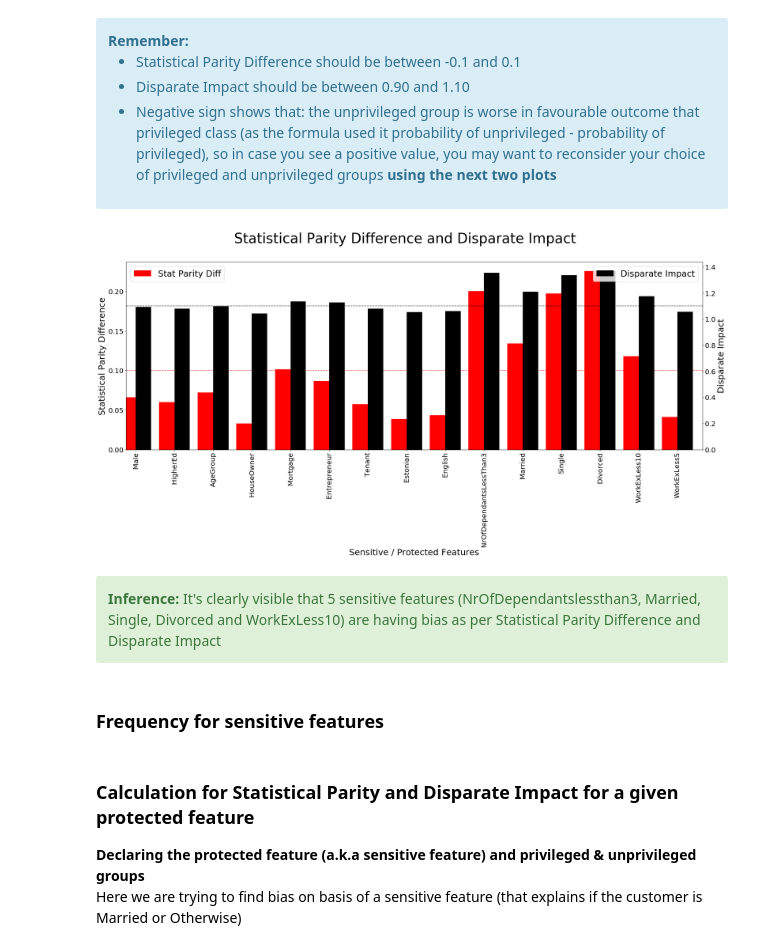
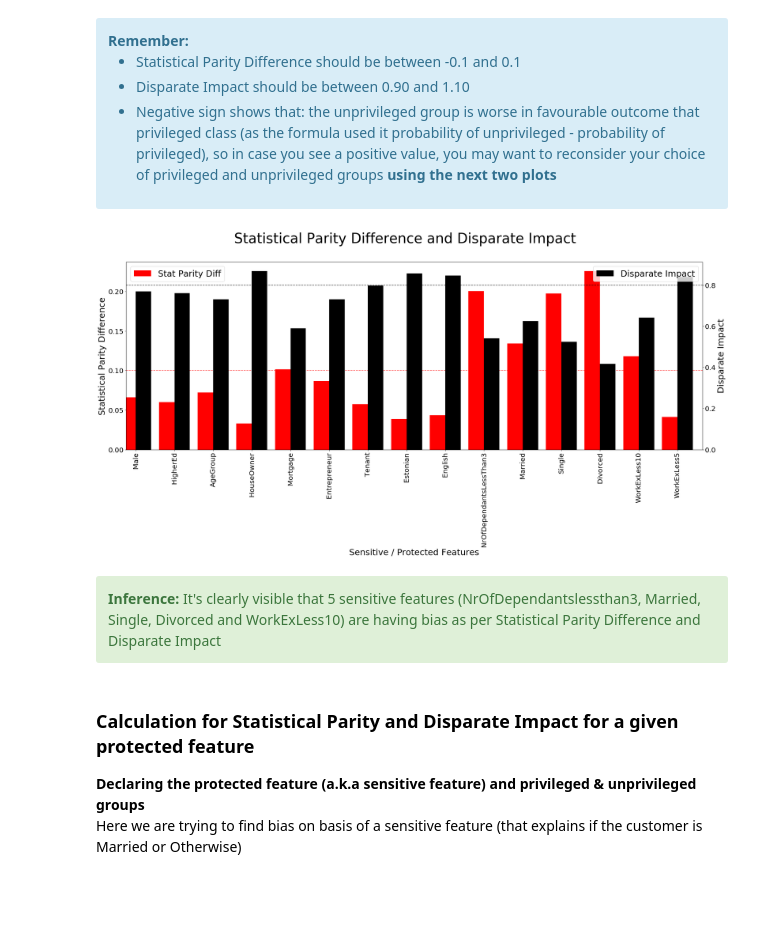
Before and after one commit to fairlearn/fairlearn, a Jupyter notebook: notebooks/Usecase - ACF- Fairlearn metrics.ipynb, the cells around one changed output. Cells and saved outputs as stored; diff of their text form; code cells hidden in the pictures; blank space fills up the shorter version.

```diff
--- a/notebooks/Usecase - ACF- Latest.ipynb
+++ b/notebooks/Usecase - ACF- Fairlearn metrics.ipynb
@@ -390,3 +334,17 @@ Disparate Impact 1.0557317750755477
+# %%
+SP=[]
+DI=[]
+Protected=[]
+for groupe in range(0, len(protected_attribute_names)):
+
+
+    stat_parity = demographic_parity_difference(data['Default'], data['Default'], sensitive_features = data[protected_attribute_names[groupe]])
+
+    disprate_impact = demographic_parity_ratio(data['Default'], data['Default'], sensitive_features = data[protected_attribute_names[groupe]])
+
+    SP.append(stat_parity)
+    DI.append(disprate_impact)
+    Protected.append(protected_attribute_names[groupe])
 # %% [markdown]
 <div class="alert alert-block alert-info">
 <b>Remember:</b>
@@ -398,9 +356,8 @@ Disparate Impact 1.0557317750755477
 # %%
 SP, DI, Protected
 d = pd.DataFrame({'Protected_feature':Protected,'Statistical_Parity':SP,'Disparate_Impact':DI})
-d['DI_normal']=d["Disparate_Impact"].apply(lambda x: 1/x if x < 1 else x)
-d['SP_normal']=d["Statistical_Parity"].apply(lambda x: abs(x) if x < 0 else x)
-#d
+#d['DI_normal']=d["Disparate_Impact"].apply(lambda x: 1/x if x < 1 else x)
+#d['SP_normal']=d["Statistical_Parity"].apply(lambda x: abs(x) if x < 0 else x)
 # %%
 fig = plt.figure() # Create matplotlib figure
 
@@ -412,14 +369,14 @@ fig.suptitle('Statistical Parity Difference and Disparate Impact', fontsize=40,
 
 
 width = 0.4
-d.plot(x ='Protected_feature', y='SP_normal', kind = 'bar', ax=ax, width=width,
+d.plot(x ='Protected_feature', y='Statistical_Parity', kind = 'bar', ax=ax, width=width,
        position=1, color='red', legend=False, figsize=(30,10), fontsize=20)
 
-d.plot(x ='Protected_feature', y='DI_normal', kind = 'bar', ax=ax2, width=width,
+d.plot(x ='Protected_feature', y='Disparate_Impact', kind = 'bar', ax=ax2, width=width,
        position=0, color='black', legend=False, figsize=(30,10), fontsize=20)
 
 ax.axhline(y=0.1, linestyle='dashed', alpha=0.7, color='red')
-ax2.axhline(y=1.10, linestyle='dashed', alpha=0.7, color='black')
+ax2.axhline(y=0.80, linestyle='dashed', alpha=0.7, color='black')
 
 
 patches, labels = ax.get_legend_handles_labels()
@@ -438,38 +395,36 @@ labels[2] = 'AgeGroup'
 labels[3] = 'HouseOwner'
 labels[4] = 'Mortgage'
 labels[5] = 'Entrepreneur'
 labels[6] = 'Tenant'
 labels[7] = 'Estonian'
 labels[8] = 'English'
 labels[9] = 'NrOfDependantsLessThan3'
 labels[10] = 'Married'
 labels[11] = 'Single'
 labels[12] = 'Divorced'
 labels[13] = 'WorkExLess10'
 labels[14] = 'WorkExLess5'
 
 ax.set_xticklabels(labels)
 
 
 #ax2.axhline(y=.80, linestyle='dashed', alpha=0.7, color='black')
 
 ax.set_xlabel('Sensitive / Protected Features', fontsize=25)
 
 ax.set_ylabel('Statistical Parity Difference', fontsize=25)
 ax2.set_ylabel('Disparate Impact', fontsize=25)
 
 plt.show()
 
 #fig.savefig('SPDnDI.svg', format='svg', dpi=500, bbox_inches='tight')
 #fig.savefig('SPDnDI.png', format='png', dpi=500, bbox_inches='tight')
 #beingsaved = plt.figure()
 #beingsaved.savefig('SPDnDI.eps', format='eps', dpi=500)
 # %% [output]
-[figure, old version]
+[figure, new version]
 # %% [markdown]
 <div class="alert alert-block alert-success">
 <b>Inference:</b>
 It's clearly visible that 5 sensitive features (NrOfDependantslessthan3, Married, Single, Divorced and WorkExLess10) are having bias as per Statistical Parity Difference and Disparate Impact
 </div>
-# %% [markdown]
-### Frequency for sensitive features
```
Also changed, not shown: parts of 40 cells of this notebook, 3 other files.
